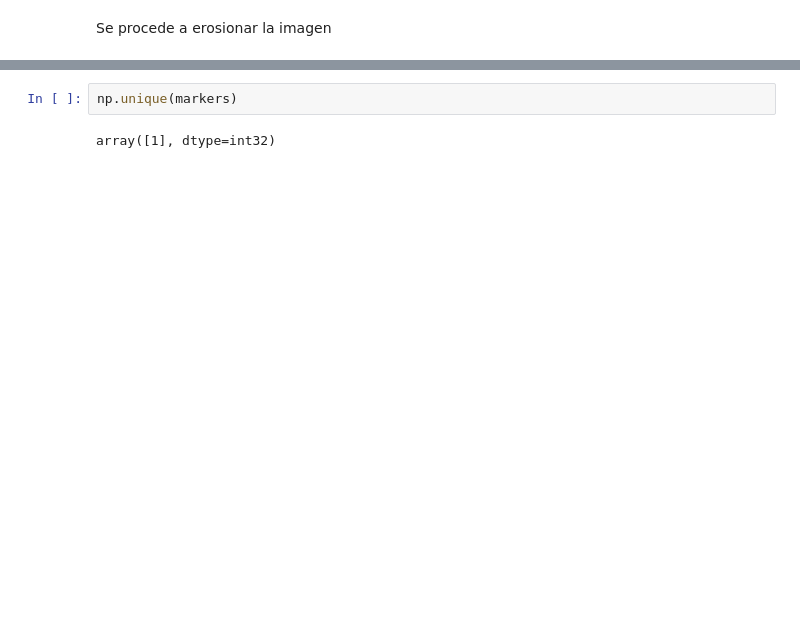
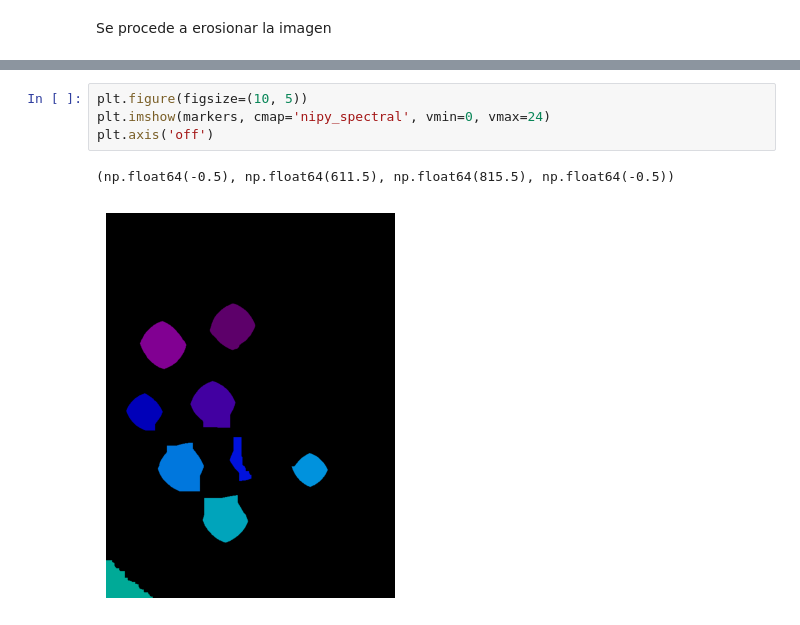
Before and after one commit to MathewsM14/monedas, a Jupyter notebook: monedas.ipynb, the cells around one changed output, grey strips where cells are left out. Drawn from its saved outputs; the diff is of its cells as text; blank space fills up the shorter version.

```diff
--- a/monedas.ipynb
+++ b/monedas.ipynb
@@ -77,4 +75,7 @@ _, markers = cv2.connectedComponents(imgbin2_erosion)
 # %%
-np.unique(markers)
+plt.figure(figsize=(10, 5))
+plt.imshow(markers, cmap='nipy_spectral', vmin=0, vmax=24)
+plt.axis('off')
 # %% [output]
-array([1], dtype=int32)
+(np.float64(-0.5), np.float64(611.5), np.float64(815.5), np.float64(-0.5))
+[figure, added]
```
Also changed, not shown: parts of 7 cells of this notebook.
